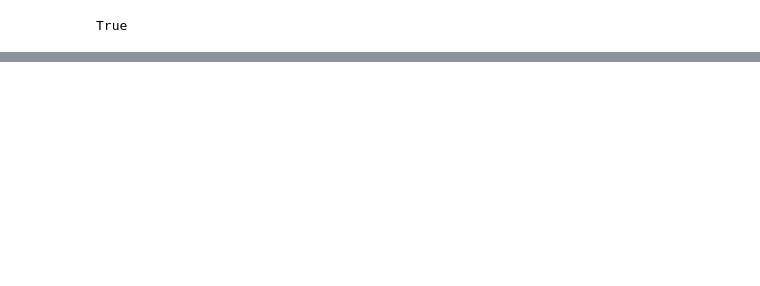
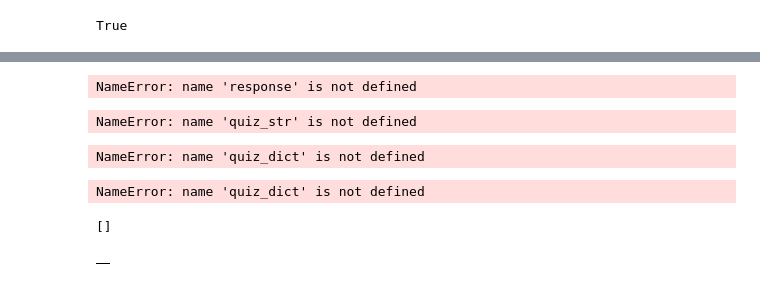
Before and after one commit to kaushik-gowda/mcqgen, a Jupyter notebook: experiment/mcq.ipynb, the cells around one changed output, grey strips where cells are left out. Cells and saved outputs as stored; diff of their text form; code cells hidden in the pictures; blank space fills up the shorter version.

```diff
--- a/experiment/mcq.ipynb
+++ b/experiment/mcq.ipynb
@@ -19,0 +188,36 @@ llm = ChatOpenAI(openai_api_key=KEY, model_name="gpt-3.5-turbo", temperature=0.5
+# %%
+quiz_str=response.get("quiz")
+# %% [output]
+NameError: name 'response' is not defined
+# %%
+quiz_dict = json.loads(quiz_str)
+# %% [output]
+NameError: name 'quiz_str' is not defined
+# %%
+quiz_dict
+# %% [output]
+NameError: name 'quiz_dict' is not defined
+# %%
+quiz_table_data = []
+for key, value in quiz_dict.items():
+    mcq = value["mcq"]
+    options = " | ".join(
+        [
+            f"{option}: {option_value}"
+            for option, option_value in value["options"].items()
+            ]
+        )
+    correct = value["correct"]
+    quiz_table_data.append({"MCQ": mcq, "Choices": options, "Correct": correct})
+# %% [output]
+NameError: name 'quiz_dict' is not defined
+# %%
+quiz_table_data
+# %% [output]
+[]
+# %%
+df=pd.DataFrame(quiz_table_data)
+# %%
+df
+# %% [output]
+|  |
```
Also changed, not shown: parts of 28 cells of this notebook.
